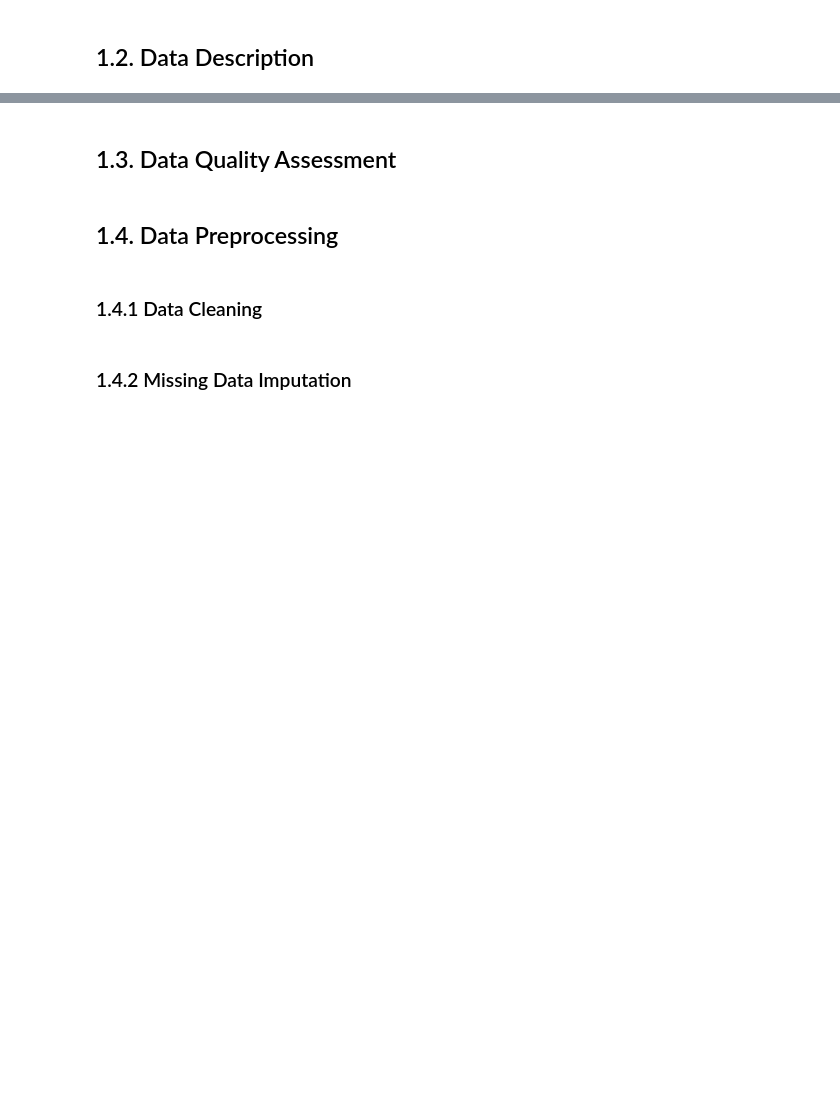
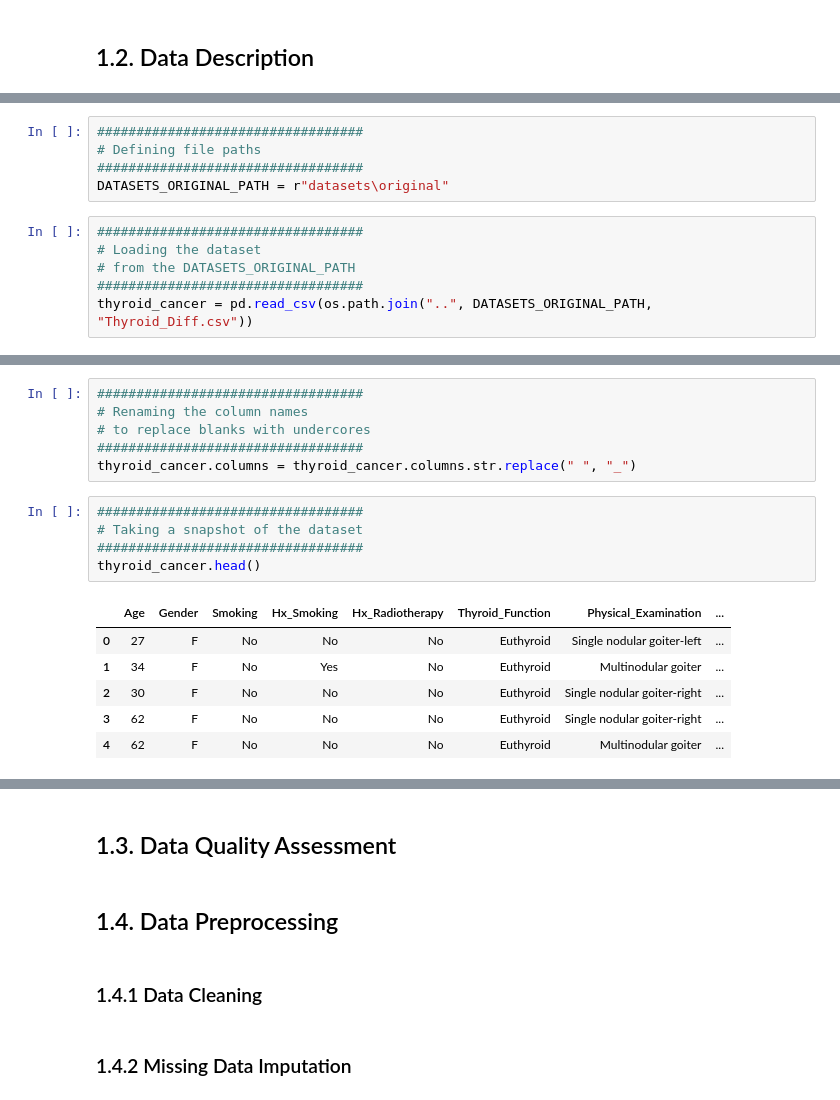
Before and after one commit to JohnPaulinePineda/Portfolio_Project_59, a Jupyter notebook: codes/LeveragingEnsembleLearningWithBaggingBoostingStackingAndBlendingApproaches.ipynb, the cells around one changed output, grey strips where cells are left out. Saved outputs shown, nothing was run; the diff lists cells and outputs as text; blank space fills up the shorter version.

```diff
--- a/codes/LeveragingEnsembleLearningWithBaggingBoostingStackingAndBlendingApproaches.ipynb
+++ b/codes/LeveragingEnsembleLearningWithBaggingBoostingStackingAndBlendingApproaches.ipynb
@@ -102,0 +114,11 @@ The predictor variables for the study are:
+# %%
+##################################
+# Defining file paths
+##################################
+DATASETS_ORIGINAL_PATH = r"datasets\original"
+# %%
+##################################
+# Loading the dataset
+# from the DATASETS_ORIGINAL_PATH
+##################################
+thyroid_cancer = pd.read_csv(os.path.join("..", DATASETS_ORIGINAL_PATH, "Thyroid_Diff.csv"))
@@ -102,0 +160,18 @@ The predictor variables for the study are:
+# %%
+##################################
+# Renaming the column names
+# to replace blanks with undercores
+##################################
+thyroid_cancer.columns = thyroid_cancer.columns.str.replace(" ", "_")
+# %%
+##################################
+# Taking a snapshot of the dataset
+##################################
+thyroid_cancer.head()
+# %% [output]
+|  | Age | Gender | Smoking | Hx_Smoking | Hx_Radiotherapy | Thyroid_Function | Physical_Examination | ... |
+| 0 | 27 | F | No | No | No | Euthyroid | Single nodular goiter-left | ... |
+| 1 | 34 | F | No | Yes | No | Euthyroid | Multinodular goiter | ... |
+| 2 | 30 | F | No | No | No | Euthyroid | Single nodular goiter-right | ... |
+| 3 | 62 | F | No | No | No | Euthyroid | Single nodular goiter-right | ... |
+| 4 | 62 | F | No | No | No | Euthyroid | Multinodular goiter | ... |
```
Also changed, not shown: parts of 11 cells of this notebook, 3 other files.
